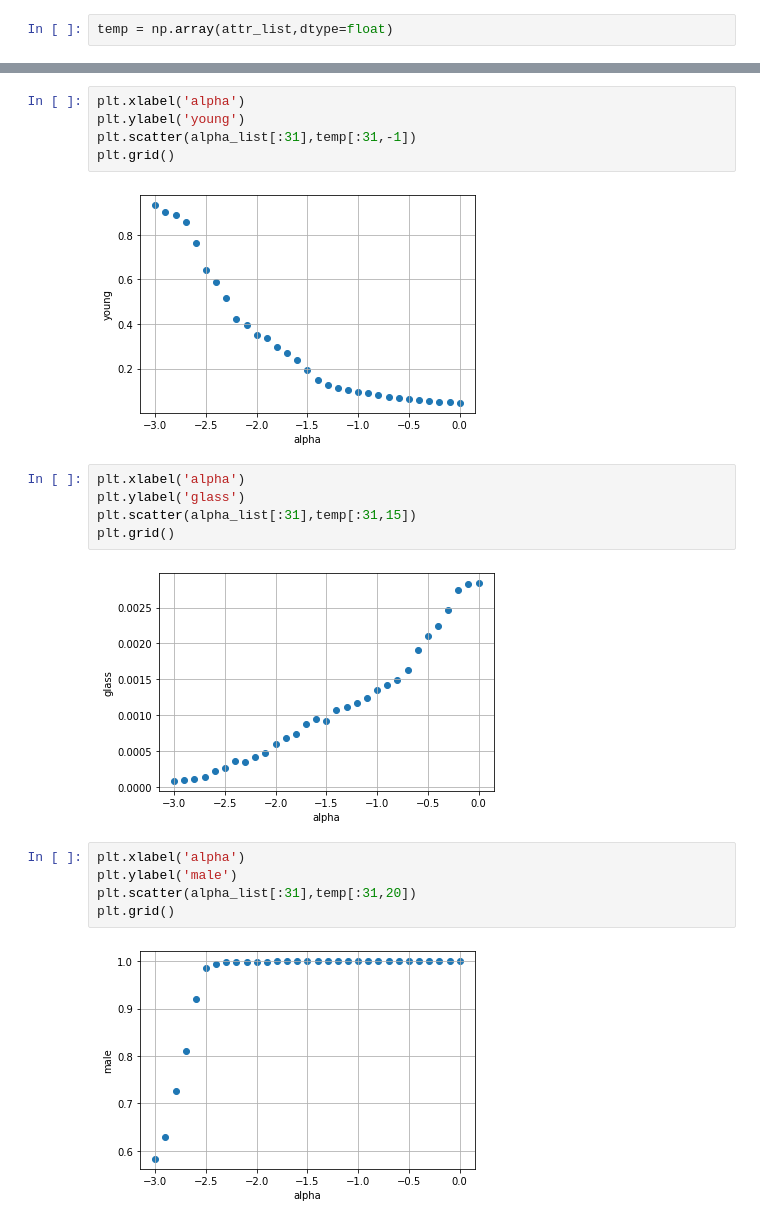
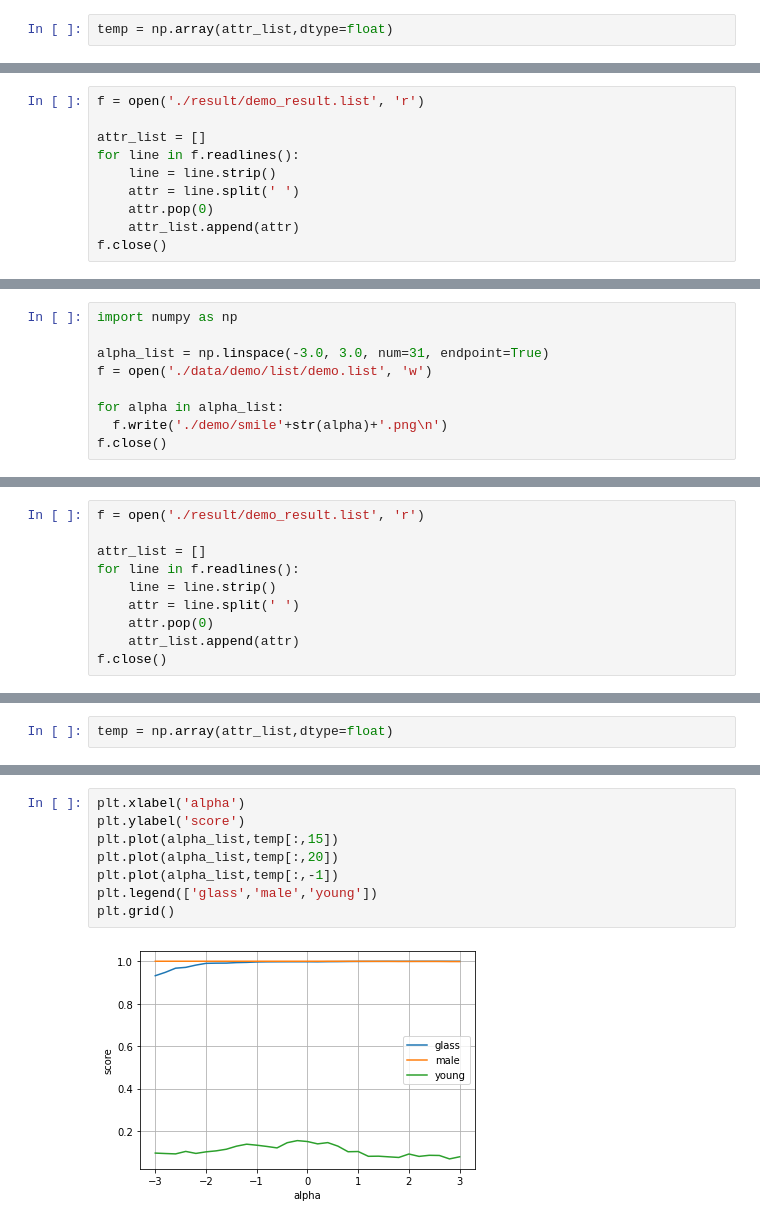
Before and after one commit to Mael-zys/Style-Gan, a Jupyter notebook: FAN_classifier.ipynb, the cells around one changed output, grey strips where cells are left out. Cells and saved outputs as stored; diff of their text form.

```diff
--- a/FAN_classifier.ipynb
+++ b/FAN_classifier.ipynb
@@ -192,0 +334,10 @@ plt.grid()
+# %%
+f = open('./result/demo_result.list', 'r')
+
+attr_list = []
+for line in f.readlines():
+    line = line.strip()
+    attr = line.split(' ')
+    attr.pop(0)
+    attr_list.append(attr)
+f.close()
@@ -199,0 +372,9 @@ plt.grid()
+# %%
+import numpy as np
+
+alpha_list = np.linspace(-3.0, 3.0, num=31, endpoint=True)
+f = open('./data/demo/list/demo.list', 'w')
+
+for alpha in alpha_list:
+  f.write('./demo/smile'+str(alpha)+'.png\n')
+f.close()
@@ -199,0 +401,10 @@ plt.grid()
+# %%
+f = open('./result/demo_result.list', 'r')
+
+attr_list = []
+for line in f.readlines():
+    line = line.strip()
+    attr = line.split(' ')
+    attr.pop(0)
+    attr_list.append(attr)
+f.close()
@@ -200 +415,3 @@ plt.grid()
+# %%
+temp = np.array(attr_list,dtype=float)
 # %%
@@ -207,21 +427,10 @@ plt.grid()
-# %%
-plt.xlabel('alpha')
-plt.ylabel('young')
-plt.scatter(alpha_list[:31],temp[:31,-1])
-plt.grid()
-# %% [output]
-[figure, removed]
 # %%
 plt.xlabel('alpha')
-plt.ylabel('glass')
-plt.scatter(alpha_list[:31],temp[:31,15])
+plt.ylabel('score')
+plt.plot(alpha_list,temp[:,15])
+plt.plot(alpha_list,temp[:,20])
+plt.plot(alpha_list,temp[:,-1])
+plt.legend(['glass','male','young'])
 plt.grid()
 # %% [output]
-[figure, old version]
+[figure, new version]
-# %%
-plt.xlabel('alpha')
-plt.ylabel('male')
-plt.scatter(alpha_list[:31],temp[:31,20])
-plt.grid()
-# %% [output]
-[figure, removed]
```
Also changed, not shown: parts of 40 cells of this notebook.
